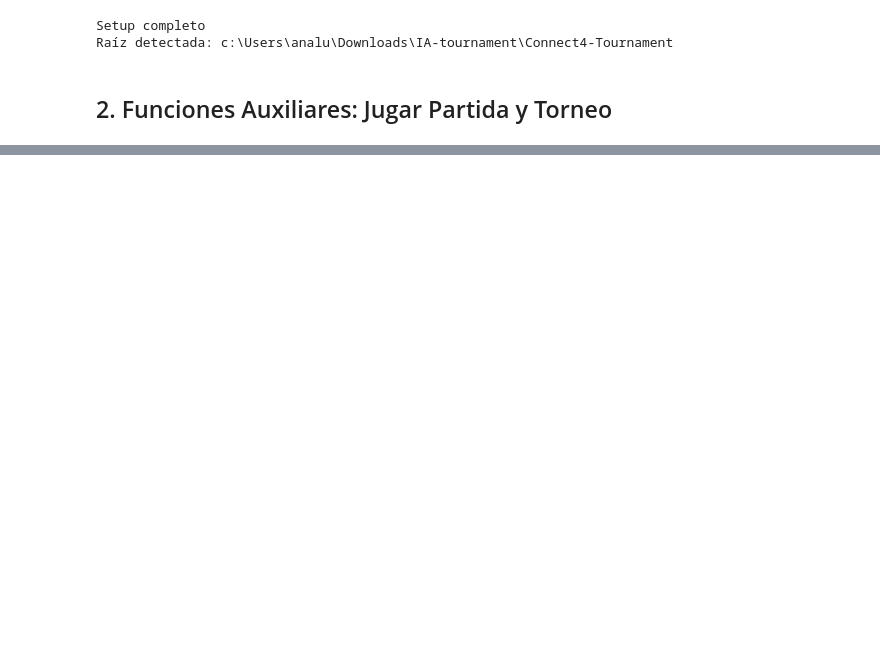
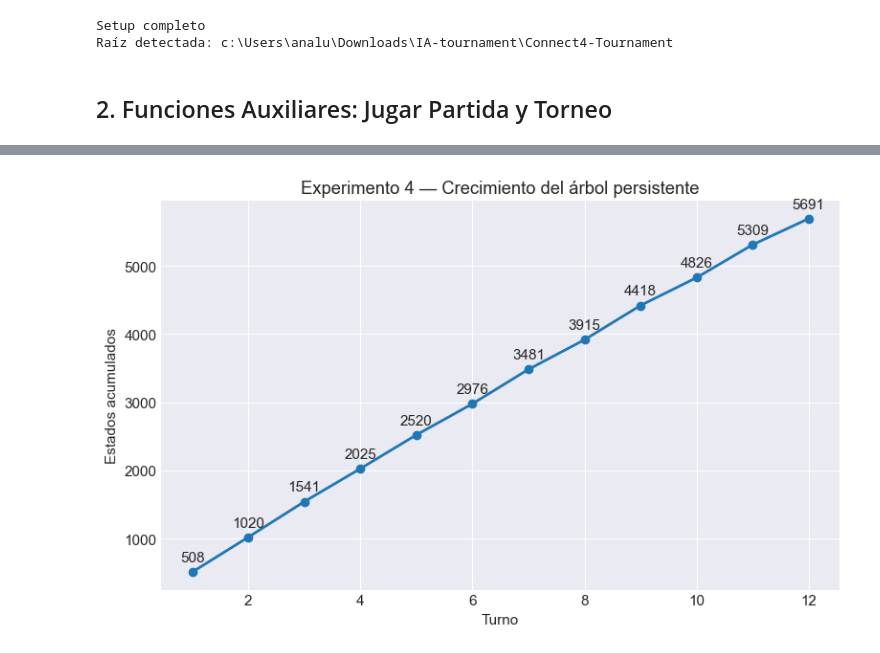
Before and after one commit to Ana3Lu/Connect4-Tournament, a Jupyter notebook: groups/Ana/entrega.ipynb, the cells around one changed output, grey strips where cells are left out. Cells and saved outputs as stored; diff of their text form; code cells hidden in the pictures; blank space fills up the shorter version.

```diff
--- a/groups/Ana/entrega.ipynb
+++ b/groups/Ana/entrega.ipynb
@@ -793,0 +739,73 @@ Finalmente, los experimentos permitieron identificar limitaciones concretas del
+# %%
+print('Experimento 4 — Persistencia intra-partida')
+print('=' * 60)
+
+agent = AnaPolicyFinal(20)
+
+agent.mount()
+
+state = ConnectState()
+
+turns = []
+states_accumulated = []
+
+for turn in range(12):
+
+    if state.is_final():
+        break
+
+    action = agent.act(state.board)
+
+    n_states = len(agent._N_s)
+
+    turns.append(turn + 1)
+
+    states_accumulated.append(n_states)
+
+    print(
+        f'Turno {turn+1:2d} -> '
+        f'{n_states:4d} estados'
+    )
+
+    state = state.transition(int(action))
+
+# =========================
+# gráfica
+# =========================
+
+fig, ax = plt.subplots(figsize=(8,5))
+
+ax.plot(
+    turns,
+    states_accumulated,
+    'o-',
+    linewidth=2
+)
+
+ax.set_xlabel('Turno')
+
+ax.set_ylabel('Estados acumulados')
+
+ax.set_title(
+    'Experimento 4 — Crecimiento del árbol persistente'
+)
+
+for x, y in zip(turns, states_accumulated):
+
+    ax.annotate(
+        str(y),
+        (x, y),
+        textcoords='offset points',
+        xytext=(0, 8),
+        ha='center'
+    )
+
+plt.tight_layout()
+
+plt.savefig(
+    'exp4_persistencia.png',
+    dpi=120
+)
+
+plt.show()
+# %% [output]
@@ -793,0 +826 @@ Finalmente, los experimentos permitieron identificar limitaciones concretas del
+[figure, added]
```
Also changed, not shown: parts of 51 cells of this notebook, 17 other files.
